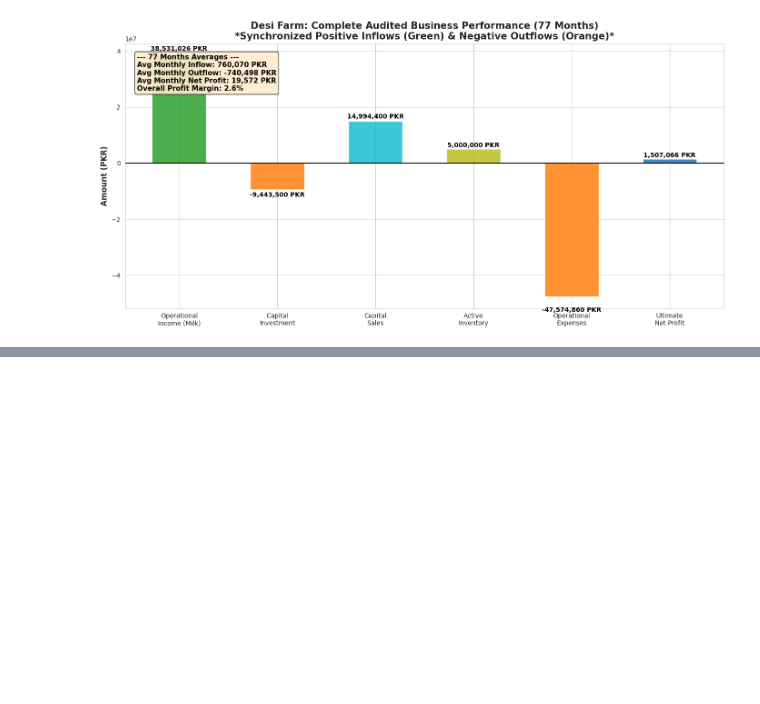
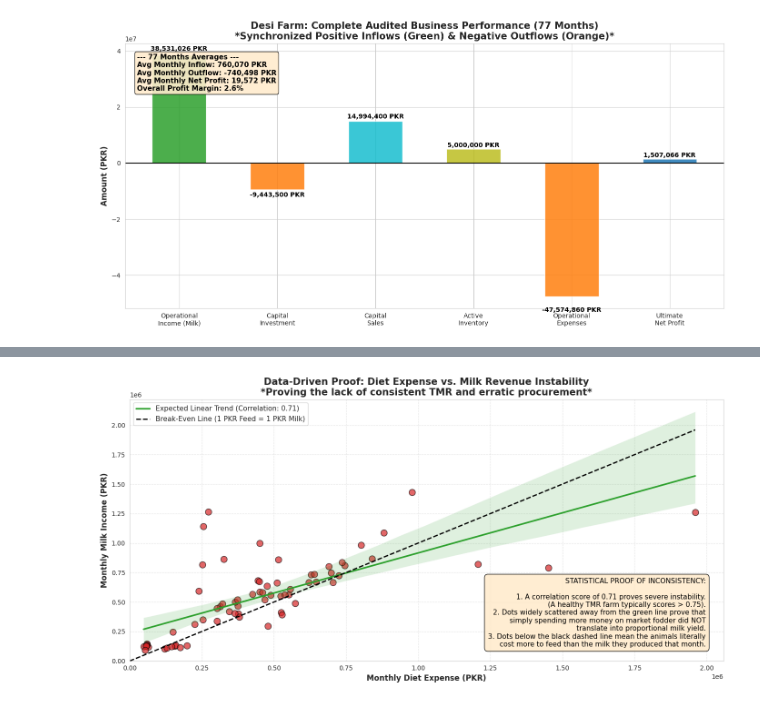
Before and after one commit to imraniqbal/desi-farm-etl-and-analysis, a Jupyter notebook: desi-farm-case-study-exploratory-data-analysis.ipynb, the cells around one changed output, grey strips where cells are left out. Saved outputs shown, nothing was run; the diff lists cells and outputs as text; code cells hidden in the pictures; blank space fills up the shorter version.

```diff
--- a/desi-farm-case-study-exploratory-data-analysis.ipynb
+++ b/desi-farm-case-study-exploratory-data-analysis.ipynb
@@ -416,0 +541,56 @@ plt.show()
+# %%
+# ==========================================
+# 1. CALCULATING YIELD INSTABILITY (DIET ROI)
+# ==========================================
+# How many Rupees of Milk were produced for every 1 Rupee spent on Diet?
+efficiency_df['diet_roi'] = efficiency_df['milk_income'] / efficiency_df['diet_expense']
+
+# Calculate the correlation (1.0 means perfect stability, close to 0 means total chaos)
+correlation = efficiency_df['diet_expense'].corr(efficiency_df['milk_income'])
+
+# ==========================================
+# 2. VISUALIZING THE CHAOS (SCATTER PLOT)
+# ==========================================
+plt.figure(figsize=(14, 7))
+
+# Create a scatter plot with a regression line to show the expected vs actual reality
+sns.regplot(
+    data=efficiency_df,
+    x='diet_expense',
+    y='milk_income',
+    scatter_kws={'s': 100, 'alpha': 0.7, 'color': '#d62728', 'edgecolor': 'black'},
+    line_kws={'color': '#2ca02c', 'linewidth': 2.5, 'label': f'Expected Linear Trend (Correlation: {correlation:.2f})'}
+)
+
+# Highlighting the "Total Loss" boundary where Feed Expense > Milk Income
+max_val = max(efficiency_df['diet_expense'].max(), efficiency_df['milk_income'].max())
+plt.plot([0, max_val], [0, max_val], color='black', linestyle='--', linewidth=2, label='Break-Even Line (1 PKR Feed = 1 PKR Milk)')
+
+# Aesthetic formatting
+plt.title('Data-Driven Proof: Diet Expense vs. Milk Revenue Instability\n*Proving the lack of consistent TMR and erratic procurement*', fontsize=15, fontweight='bold')
+plt.xlabel('Monthly Diet Expense (PKR)', fontsize=12, fontweight='bold')
+plt.ylabel('Monthly Milk Income (PKR)', fontsize=12, fontweight='bold')
+plt.xlim(left=0)  # X-axis starts from left at 0
+plt.ylim(bottom=0) # Y-axis starts from bottom at 0
+plt.legend(loc='upper left', fontsize=11)
+plt.grid(True, linestyle='--', alpha=0.5)
+
+# Add Insight Box
+insight_text = (
+    "STATISTICAL PROOF OF INCONSISTENCY:\n\n"
+    f"1. A correlation score of {correlation:.2f} proves severe instability.\n"
+    "   (A healthy TMR farm typically scores > 0.75).\n"
+    "2. Dots widely scattered away from the green line prove that\n"
+    "   simply spending more money on market fodder did NOT\n"
+    "   translate into proportional milk yield.\n"
+    "3. Dots below the black dashed line mean the animals literally\n"
+    "   cost more to feed than the milk they produced that month."
+)
+props = dict(boxstyle='round,pad=0.5', facecolor='#ffebcd', alpha=0.9, edgecolor='black')
+plt.gca().text(0.97, 0.05, insight_text, transform=plt.gca().transAxes, fontsize=11,
+        verticalalignment='bottom', horizontalalignment='right', bbox=props, color='black')
+
+plt.tight_layout()
+plt.show()
+# %% [output]
+[figure, added]
```
Also changed, not shown: parts of 5 cells of this notebook.
